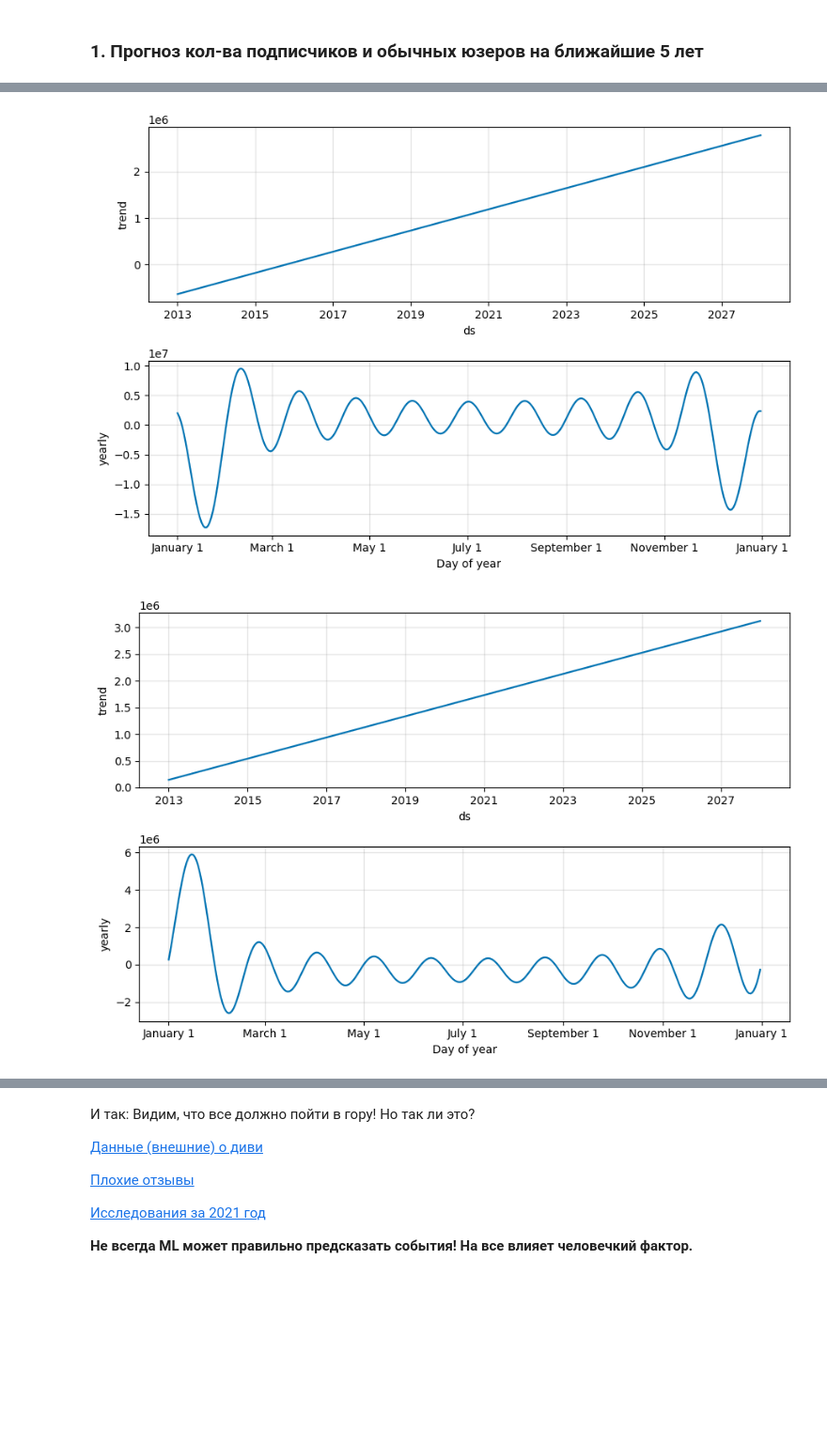
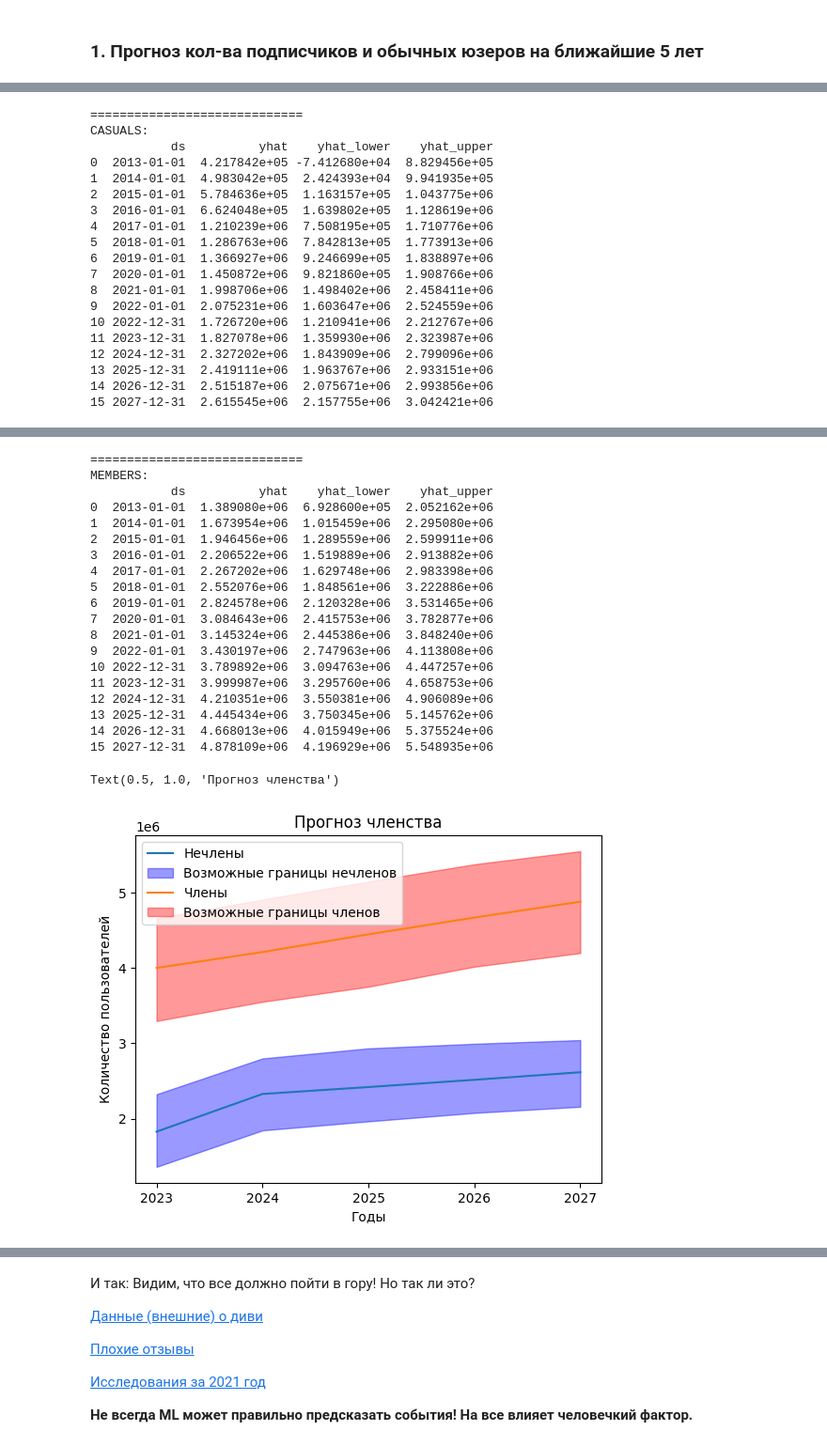
Before and after one commit to Konstantin-Kalug/yandex_bigdata_intensive, a Jupyter notebook: prophet.ipynb, the cells around one changed output, grey strips where cells are left out. Shown at 94% size. Drawn from its saved outputs; the diff is of its cells as text; code cells hidden in the pictures; blank space fills up the shorter version.

Commit message:
Сделаны прогнозы

```diff
--- a/prophet.ipynb
+++ b/prophet.ipynb
@@ -62,8 +17,6 @@ members = []
 casuals = []
 for year in range(st, end):
     root = f'data/src/{year}/part-00000'
-    if google_collab:
-        root = f'/content/drive/MyDrive/yandex_bigdata_intensive/data/src/{year}/part-00000'
     df = pd.read_table(root, index_col=False, header=None, names=['id', 'biketype', 'starttime', 'endtime', 'startstation', 'endstation', 'startlat', 'startlng', 'endlat', 'endlng', 'member_casual', 'gender', 'age', 'bikeid'], sep=',')
     casuals.append(len(df.loc[(df['member_casual'] == 'Customer') | (df['member_casual'] == 'casual')]))
     members.append(len(df.loc[(df['member_casual'] == 'Subscriber') | (df['member_casual'] == 'member')]))
@@ -79,16 +32,22 @@ future_casuals = m_casuals.make_future_dataframe(periods=6, freq='Y')
 forecast_casuals = m_casuals.predict(future_casuals)
 print('=============================\nCASUALS:')
 print(forecast_casuals[['ds', 'yhat', 'yhat_lower', 'yhat_upper']])
-fig1 = m_casuals.plot_components(forecast_casuals)
-fig1
-
+df_forecast_casuals = forecast_casuals[['ds', 'yhat', 'yhat_lower', 'yhat_upper']][-5:]
+plt.plot(df_forecast_casuals['ds'].apply(lambda x: x.isoformat()[:4]), df_forecast_casuals['yhat'])
+plt.fill_between(df_forecast_casuals['ds'].apply(lambda x: x.isoformat()[:4]), df_forecast_casuals['yhat_upper'], df_forecast_casuals['yhat_lower'], color='b', alpha=0.4)
 m_members = Prophet()
 m_members.fit(df_members)
 future_members = m_members.make_future_dataframe(periods=6, freq='Y')
 forecast_members = m_members.predict(future_members)
 print('=============================\nMEMBERS:')
 print(forecast_members[['ds', 'yhat', 'yhat_lower', 'yhat_upper']])
-fig2 = m_members.plot_components(forecast_members)
+df_forecast_members = forecast_members[['ds', 'yhat', 'yhat_lower', 'yhat_upper']][-5:]
+plt.plot(df_forecast_members['ds'].apply(lambda x: x.isoformat()[:4]), df_forecast_members['yhat'])
+plt.fill_between(df_forecast_members['ds'].apply(lambda x: x.isoformat()[:4]), df_forecast_members['yhat_upper'], df_forecast_members['yhat_lower'], color='r', alpha=0.4)
+plt.xlabel('Годы')
+plt.ylabel('Количество пользователей')
+plt.legend(['Нечлены', 'Возможные границы нечленов', 'Члены', 'Возможные границы членов'])
+plt.title('Прогноз членства')
 # %% [output]
 2013
 2014
@@ -164,0 +64,19 @@ MEMBERS:
+=============================
+CASUALS:
+           ds          yhat    yhat_lower    yhat_upper
+0  2013-01-01  4.217842e+05 -7.412680e+04  8.829456e+05
+1  2014-01-01  4.983042e+05  2.424393e+04  9.941935e+05
+2  2015-01-01  5.784636e+05  1.163157e+05  1.043775e+06
+3  2016-01-01  6.624048e+05  1.639802e+05  1.128619e+06
+4  2017-01-01  1.210239e+06  7.508195e+05  1.710776e+06
+5  2018-01-01  1.286763e+06  7.842813e+05  1.773913e+06
+6  2019-01-01  1.366927e+06  9.246699e+05  1.838897e+06
+7  2020-01-01  1.450872e+06  9.821860e+05  1.908766e+06
+8  2021-01-01  1.998706e+06  1.498402e+06  2.458411e+06
+9  2022-01-01  2.075231e+06  1.603647e+06  2.524559e+06
+10 2022-12-31  1.726720e+06  1.210941e+06  2.212767e+06
+11 2023-12-31  1.827078e+06  1.359930e+06  2.323987e+06
+12 2024-12-31  2.327202e+06  1.843909e+06  2.799096e+06
+13 2025-12-31  2.419111e+06  1.963767e+06  2.933151e+06
+14 2026-12-31  2.515187e+06  2.075671e+06  2.993856e+06
+15 2027-12-31  2.615545e+06  2.157755e+06  3.042421e+06
@@ -165,2 +85,21 @@ MEMBERS:
+=============================
+MEMBERS:
+           ds          yhat    yhat_lower    yhat_upper
+0  2013-01-01  1.389080e+06  6.928600e+05  2.052162e+06
+1  2014-01-01  1.673954e+06  1.015459e+06  2.295080e+06
+2  2015-01-01  1.946456e+06  1.289559e+06  2.599911e+06
+3  2016-01-01  2.206522e+06  1.519889e+06  2.913882e+06
+4  2017-01-01  2.267202e+06  1.629748e+06  2.983398e+06
+5  2018-01-01  2.552076e+06  1.848561e+06  3.222886e+06
+6  2019-01-01  2.824578e+06  2.120328e+06  3.531465e+06
+7  2020-01-01  3.084643e+06  2.415753e+06  3.782877e+06
+8  2021-01-01  3.145324e+06  2.445386e+06  3.848240e+06
+9  2022-01-01  3.430197e+06  2.747963e+06  4.113808e+06
+10 2022-12-31  3.789892e+06  3.094763e+06  4.447257e+06
+11 2023-12-31  3.999987e+06  3.295760e+06  4.658753e+06
+12 2024-12-31  4.210351e+06  3.550381e+06  4.906089e+06
+13 2025-12-31  4.445434e+06  3.750345e+06  5.145762e+06
+14 2026-12-31  4.668013e+06  4.015949e+06  5.375524e+06
+15 2027-12-31  4.878109e+06  4.196929e+06  5.548935e+06
+Text(0.5, 1.0, 'Прогноз членства')
-[figure, old version]
+[figure, new version]
-[figure, removed]
```
Also changed, not shown: parts of 17 cells of this notebook, 1 other file.
